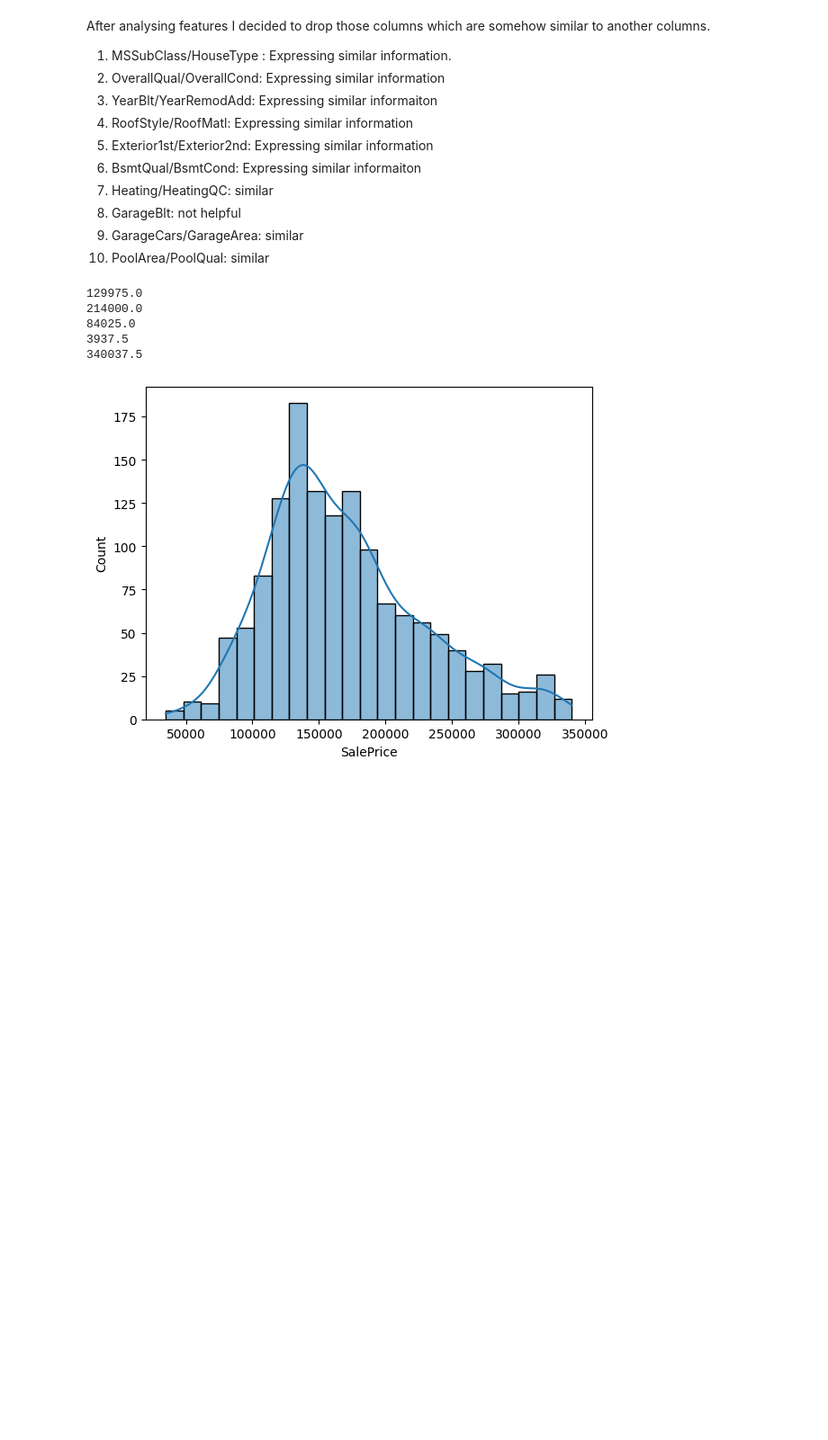
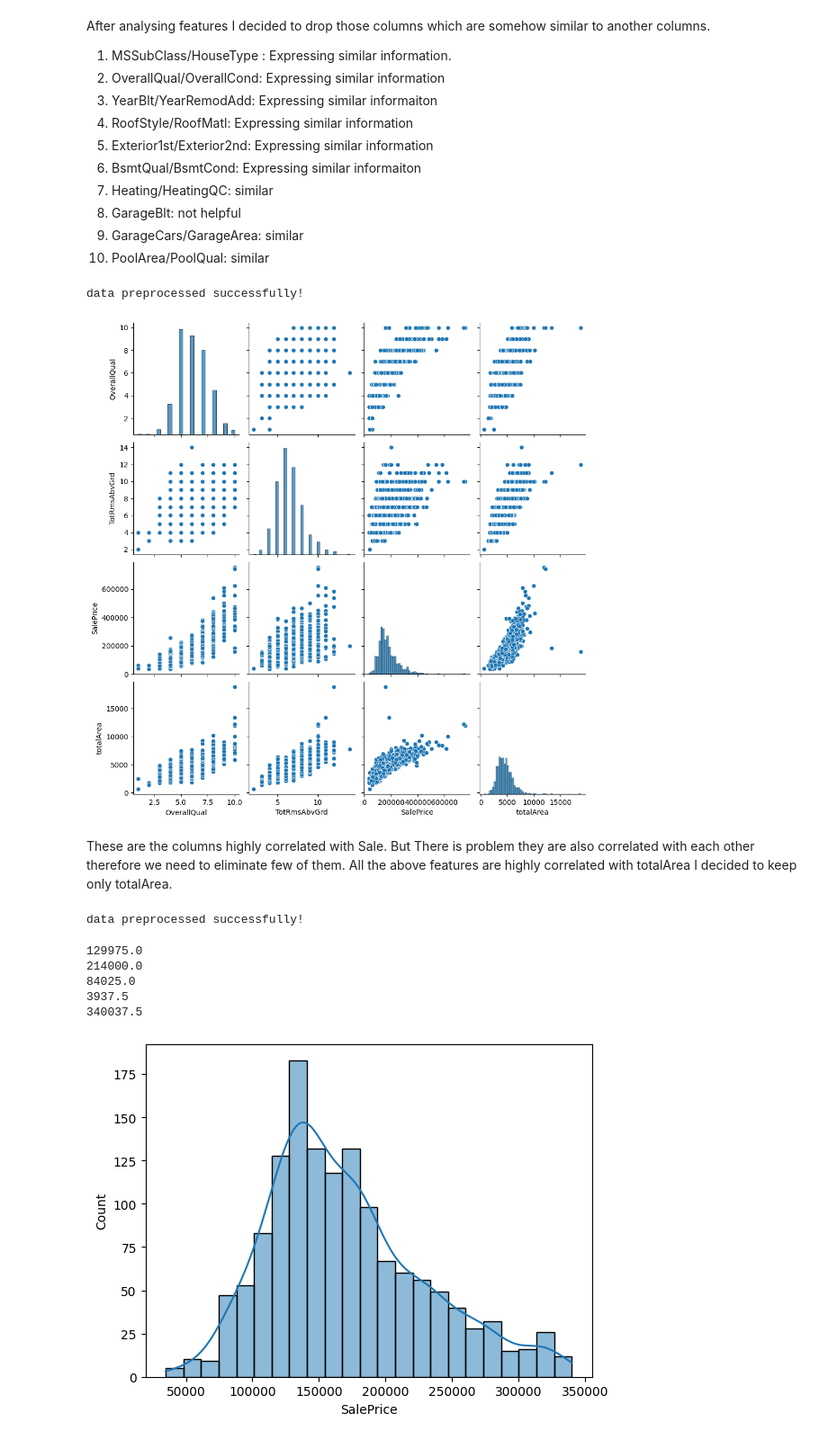
Before and after one commit to mdismailquraishicse/HousePriceAdvanceRegressionTechniquesKaggle, a Jupyter notebook: Main.ipynb, the cells around one changed output. Shown at 90% size. Cells and saved outputs as stored; diff of their text form; code cells hidden in the pictures; blank space fills up the shorter version.

```diff
--- a/Main.ipynb
+++ b/Main.ipynb
@@ -694,6 +694,24 @@ def preprocessingOne(df):
     print('data preprocessed successfully!')
     return df
 
+def preprocessingTwo(df):
+  # cols_to_drop = ['Id', 'LotConfig', 'LandSlope', 'BsmtFinType1', 'BsmtFinType2', 'TotalBsmtSF', '1stFlrSF', '2ndFlrSF', 'GrLivArea',
+  #                 'WoodDeckSF', 'OpenPorchSF', 'EnclosedPorch', 'ScreenPorch', 'HouseStyle', 'OverallQual', 'YearRemodAdd', 'RoofStyle',
+  #               'Exterior2nd', 'BsmtQual', 'Heating', 'GarageYrBlt', 'GarageCars','GarageFinish','GarageQual']
+
+  cols_to_drop = ['Id', 'TotalBsmtSF', '1stFlrSF', '2ndFlrSF', 'GrLivArea',
+                  'WoodDeckSF', 'OpenPorchSF', 'EnclosedPorch', 'ScreenPorch', 'GarageArea']
+  df['totalArea'] = df['TotalBsmtSF'] + df['1stFlrSF'] + df['2ndFlrSF']+df['GrLivArea']+df['GarageArea'] # Feature Manipulation
+  df['totalPorchArea'] = df['WoodDeckSF'] + df['OpenPorchSF'] + df['EnclosedPorch'] + df['ScreenPorch'] # Feature Manipulation
+  df.drop(cols_to_drop, axis=1, inplace=True) # drop unwanted columns
+  return df
+
+def preprocessingThree(df):
+  df = preprocessingOne(df)
+  df = preprocessingTwo(df)
+  # df = pd.get_dummies(df, columns=df.describe(include='object').columns, drop_first=True, dtype=int) # Encoding categorical variables
+  return df
+
 df_copy = preprocessingOne(df_copy.copy()) # making df ready for eda
 # %% [output]
 data preprocessed successfully!
@@ -804,3 +822,15 @@ After analysing features I decided to drop those columns which are somehow simil
 8. GarageBlt: not helpful
 9. GarageCars/GarageArea: similar
 10. PoolArea/PoolQual: similar
+# %%
+df_copy = preprocessingThree(df_train.copy()) # making df ready for eda
+df_copy.describe().columns
+dum = df_copy[['OverallQual', 'TotRmsAbvGrd', 'SalePrice','totalArea']]
+sns.pairplot(dum)
+plt.show()
+# %% [output]
+data preprocessed successfully!
+[figure, added]
+# %% [markdown]
+These are the columns highly correlated with Sale.  But There is problem they are also correlated with each other therefore we need to eliminate few of them.
+All the above features are highly correlated with totalArea I decided to keep only totalArea.
@@ -807,26 +846,8 @@ After analysing features I decided to drop those columns which are somehow simil
 # %%
-good_features = ['LotFrontage', 'BsmtFinSF1', 'WoodDeckSF', 'TotalBsmtSF', '1stFlrSF', '2ndFlrSF', 'GrLivArea',
-                 'OpenPorchSF', 'EnclosedPorch', 'ScreenPorch', 'GarageArea', 'SalePrice']
-categorical_features = list(df_copy.describe(include='object').columns)
-good_features.extend(categorical_features)
 df_copy = df_train.copy()
-def preprocessingTwo(df):
-  # cols_to_drop = ['Id', 'LotConfig', 'LandSlope', 'BsmtFinType1', 'BsmtFinType2', 'TotalBsmtSF', '1stFlrSF', '2ndFlrSF', 'GrLivArea',
-  #                 'WoodDeckSF', 'OpenPorchSF', 'EnclosedPorch', 'ScreenPorch', 'HouseStyle', 'OverallQual', 'YearRemodAdd', 'RoofStyle',
-  #               'Exterior2nd', 'BsmtQual', 'Heating', 'GarageYrBlt', 'GarageCars','GarageFinish','GarageQual']
-
-  cols_to_drop = ['TotalBsmtSF', '1stFlrSF', '2ndFlrSF', 'GrLivArea',
-                  'WoodDeckSF', 'OpenPorchSF', 'EnclosedPorch', 'ScreenPorch']
-  df['totalArea'] = df['TotalBsmtSF'] + df['1stFlrSF'] + df['2ndFlrSF']+df['GrLivArea'] # Feature Manipulation
-  df['totalPorchArea'] = df['WoodDeckSF'] + df['OpenPorchSF'] + df['EnclosedPorch'] + df['ScreenPorch'] # Feature Manipulation
-  df.drop(cols_to_drop, axis=1, inplace=True) # drop unwanted columns
-  return df
-
-def preprocessingThree(df):
-  df = preprocessingOne(df)
-  df = preprocessingTwo(df)
-  df = pd.get_dummies(df, columns=df.describe(include='object').columns, drop_first=True, dtype=int) # Encoding categorical variables
-  return df
+df_copy = preprocessingFour(df_copy)
+# %% [output]
+data preprocessed successfully!
 # %%
 q1 = df_copy['SalePrice'].quantile(.25)
 q3 = df_copy['SalePrice'].quantile(.75)
```
Also changed, not shown: parts of 15 cells of this notebook.
